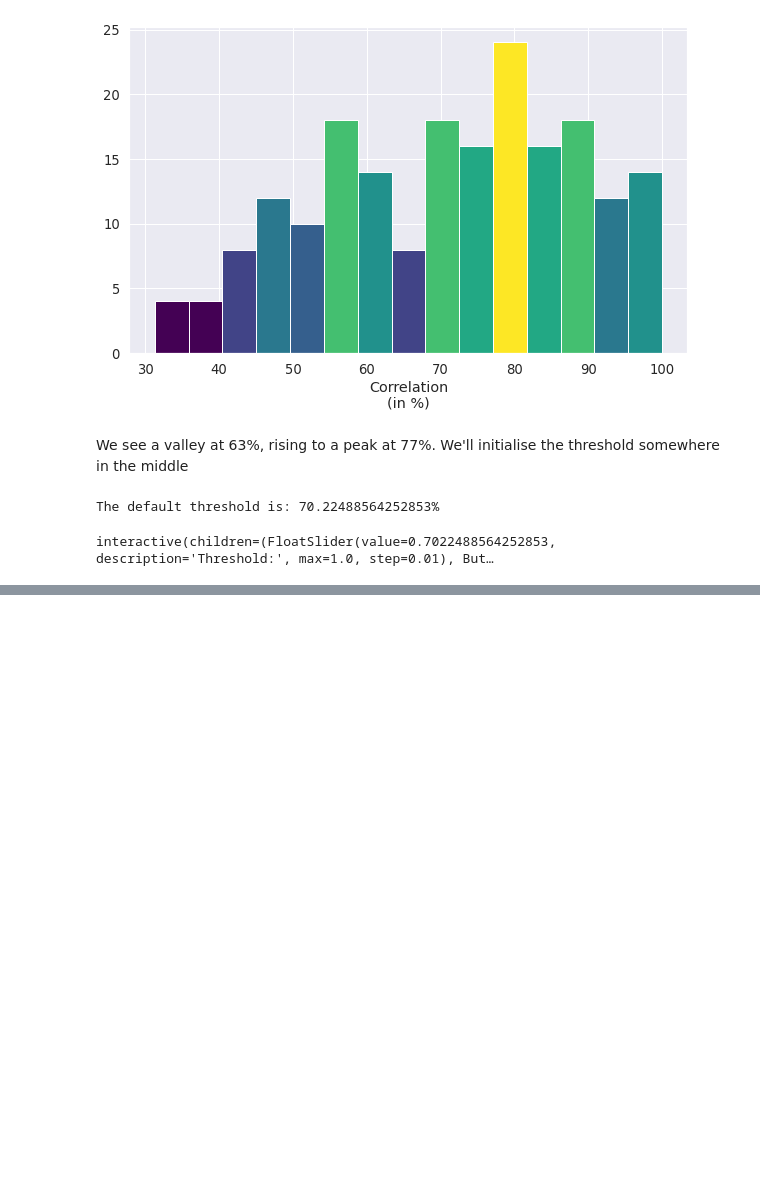
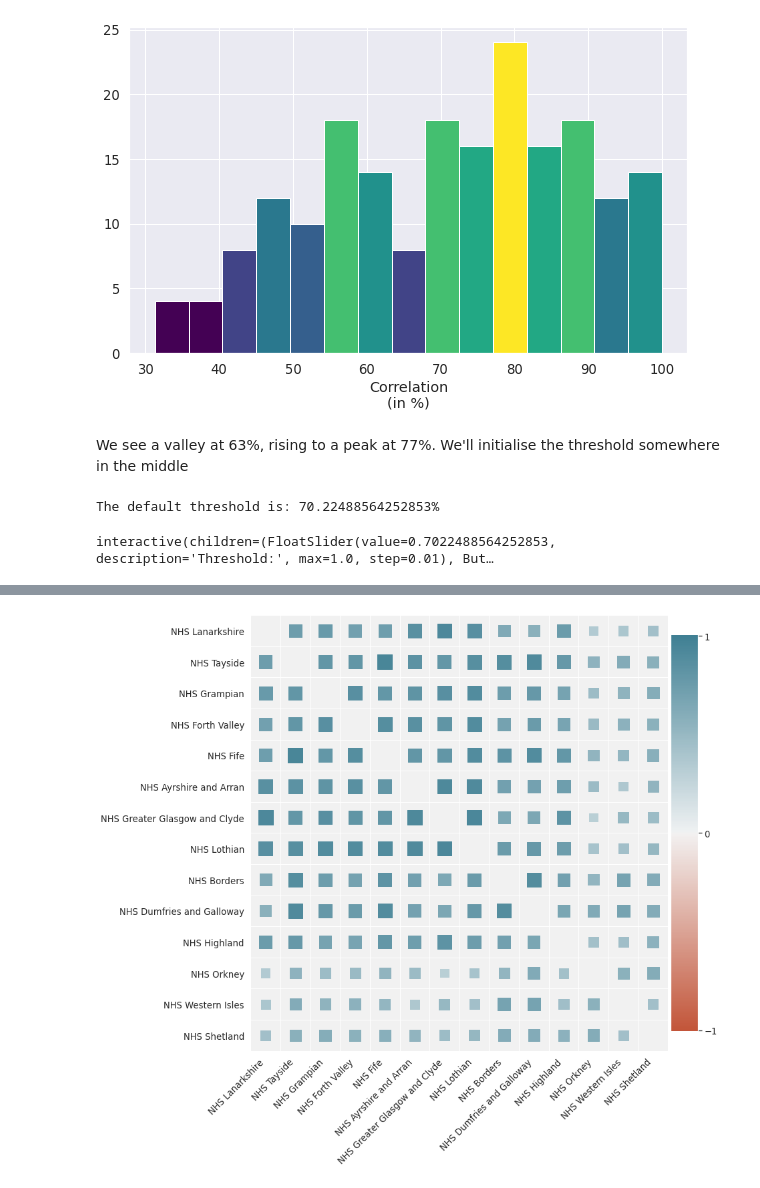
Before and after one commit to ScottishCovidResponse/scrc-vis-analytical, a Jupyter notebook: CorrelationMetrics/correlation_and_clustering.ipynb, the cells around one changed output, grey strips where cells are left out. Saved outputs shown, nothing was run; the diff lists cells and outputs as text; code cells hidden in the pictures; blank space fills up the shorter version.

Commit message:
Reorder the correlation matrix.

```diff
--- a/CorrelationMetrics/correlation_and_clustering.ipynb
+++ b/CorrelationMetrics/correlation_and_clustering.ipynb
@@ -763,0 +821,6 @@ Number of clusters: 4
+# %%
+fig, ax = plt.subplots(figsize=(12, 12))
+ax.set_title("Correlation matrix of " + col1 + " and " + col2)
+corrplot(reordered_df_correlation_matrix_with_timelag, size_scale=500)
+# %% [output]
+[figure, added]
```
Also changed, not shown: parts of 8 cells of this notebook, 2 other files.
